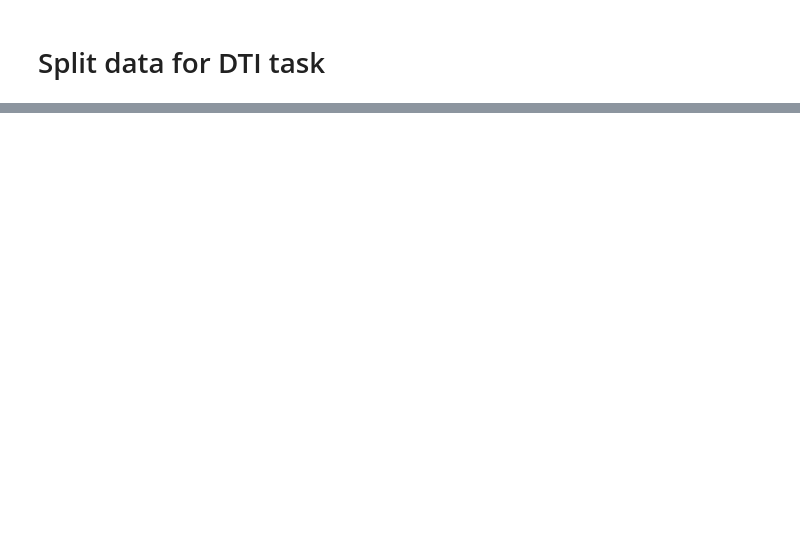
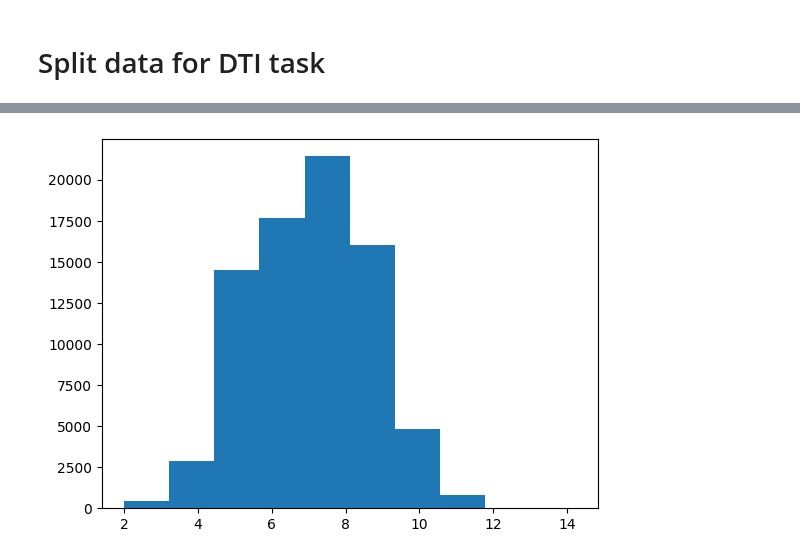
Before and after one commit to reginaib/AC-DTI, a Jupyter notebook: scripts/ds_bindingdb_preprocess.ipynb, the cells around one changed output, grey strips where cells are left out. Saved outputs shown, nothing was run; the diff lists cells and outputs as text; code cells hidden in the pictures; blank space fills up the shorter version.

```diff
--- a/scripts/ds_bindingdb_preprocess.ipynb
+++ b/scripts/ds_bindingdb_preprocess.ipynb
@@ -71,2 +118,7 @@ data_ki= pd.read_csv('../analysis/bindingdb_d_t_ki.csv')
+# %%
+plt.hist(data_ki['affinity'])
+plt.show()
+# %% [output]
+[figure, added]
 # %%
 data_ki.head()
```
Also changed, not shown: parts of 10 cells of this notebook.
